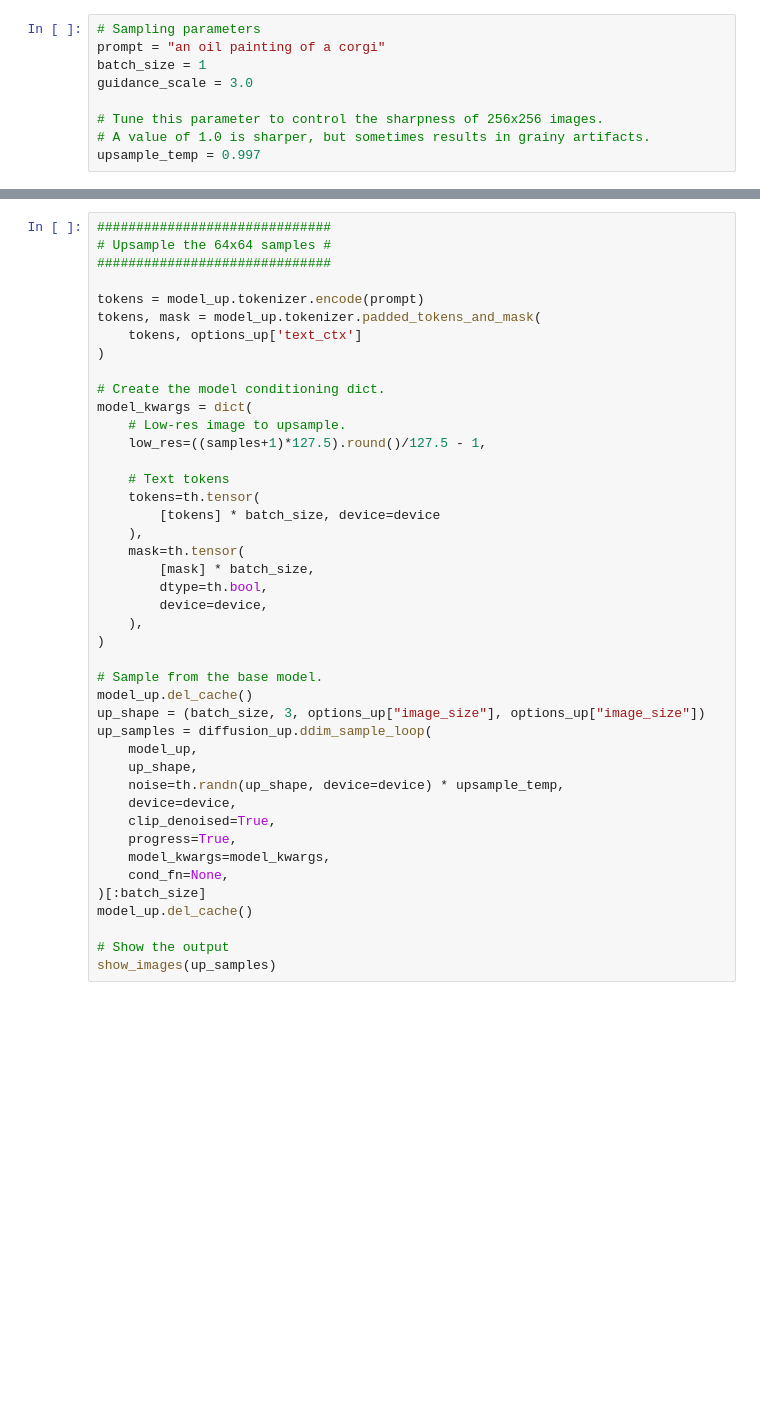
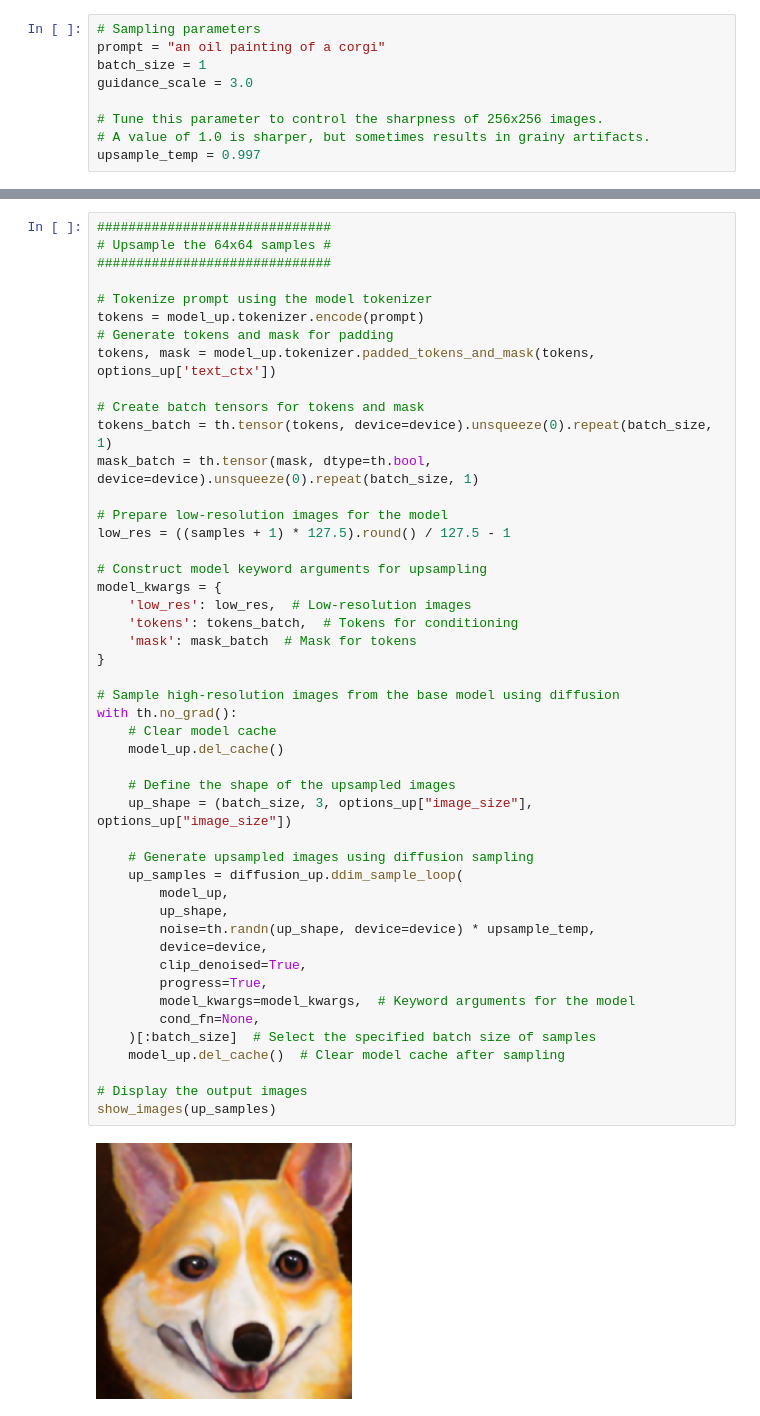
Before and after one commit to openai/glide-text2im, a Jupyter notebook: notebooks/text2im.ipynb, the cells around one changed output, grey strips where cells are left out. Cells and saved outputs as stored; diff of their text form; blank space fills up the shorter version.

```diff
--- a/notebooks/text2im.ipynb
+++ b/notebooks/text2im.ipynb
@@ -117,43 +130,49 @@ show_images(samples)
 # %%
 ##############################
 # Upsample the 64x64 samples #
 ##############################
 
+# Tokenize prompt using the model tokenizer
 tokens = model_up.tokenizer.encode(prompt)
-tokens, mask = model_up.tokenizer.padded_tokens_and_mask(
-    tokens, options_up['text_ctx']
-)
+# Generate tokens and mask for padding
+tokens, mask = model_up.tokenizer.padded_tokens_and_mask(tokens, options_up['text_ctx'])
 
-# Create the model conditioning dict.
-model_kwargs = dict(
-    # Low-res image to upsample.
-    low_res=((samples+1)*127.5).round()/127.5 - 1,
+# Create batch tensors for tokens and mask
+tokens_batch = th.tensor(tokens, device=device).unsqueeze(0).repeat(batch_size, 1)
+mask_batch = th.tensor(mask, dtype=th.bool, device=device).unsqueeze(0).repeat(batch_size, 1)
 
-    # Text tokens
-    tokens=th.tensor(
-        [tokens] * batch_size, device=device
-    ),
-    mask=th.tensor(
-        [mask] * batch_size,
-        dtype=th.bool,
+# Prepare low-resolution images for the model
+low_res = ((samples + 1) * 127.5).round() / 127.5 - 1
+
+# Construct model keyword arguments for upsampling
+model_kwargs = {
+    'low_res': low_res,  # Low-resolution images
+    'tokens': tokens_batch,  # Tokens for conditioning
+    'mask': mask_batch  # Mask for tokens
+}
+
+# Sample high-resolution images from the base model using diffusion
+with th.no_grad():
+    # Clear model cache
+    model_up.del_cache()
+
+    # Define the shape of the upsampled images
+    up_shape = (batch_size, 3, options_up["image_size"], options_up["image_size"])
+
+    # Generate upsampled images using diffusion sampling
+    up_samples = diffusion_up.ddim_sample_loop(
+        model_up,
+        up_shape,
+        noise=th.randn(up_shape, device=device) * upsample_temp,
         device=device,
-    ),
-)
+        clip_denoised=True,
+        progress=True,
+        model_kwargs=model_kwargs,  # Keyword arguments for the model
+        cond_fn=None,
+    )[:batch_size]  # Select the specified batch size of samples
+    model_up.del_cache()  # Clear model cache after sampling
 
-# Sample from the base model.
-model_up.del_cache()
-up_shape = (batch_size, 3, options_up["image_size"], options_up["image_size"])
-up_samples = diffusion_up.ddim_sample_loop(
-    model_up,
-    up_shape,
-    noise=th.randn(up_shape, device=device) * upsample_temp,
-    device=device,
-    clip_denoised=True,
-    progress=True,
-    model_kwargs=model_kwargs,
-    cond_fn=None,
-)[:batch_size]
-model_up.del_cache()
-
-# Show the output
+# Display the output images
 show_images(up_samples)
+# %% [output]
+[figure, added]
```
Also changed, not shown: parts of 7 cells of this notebook.
